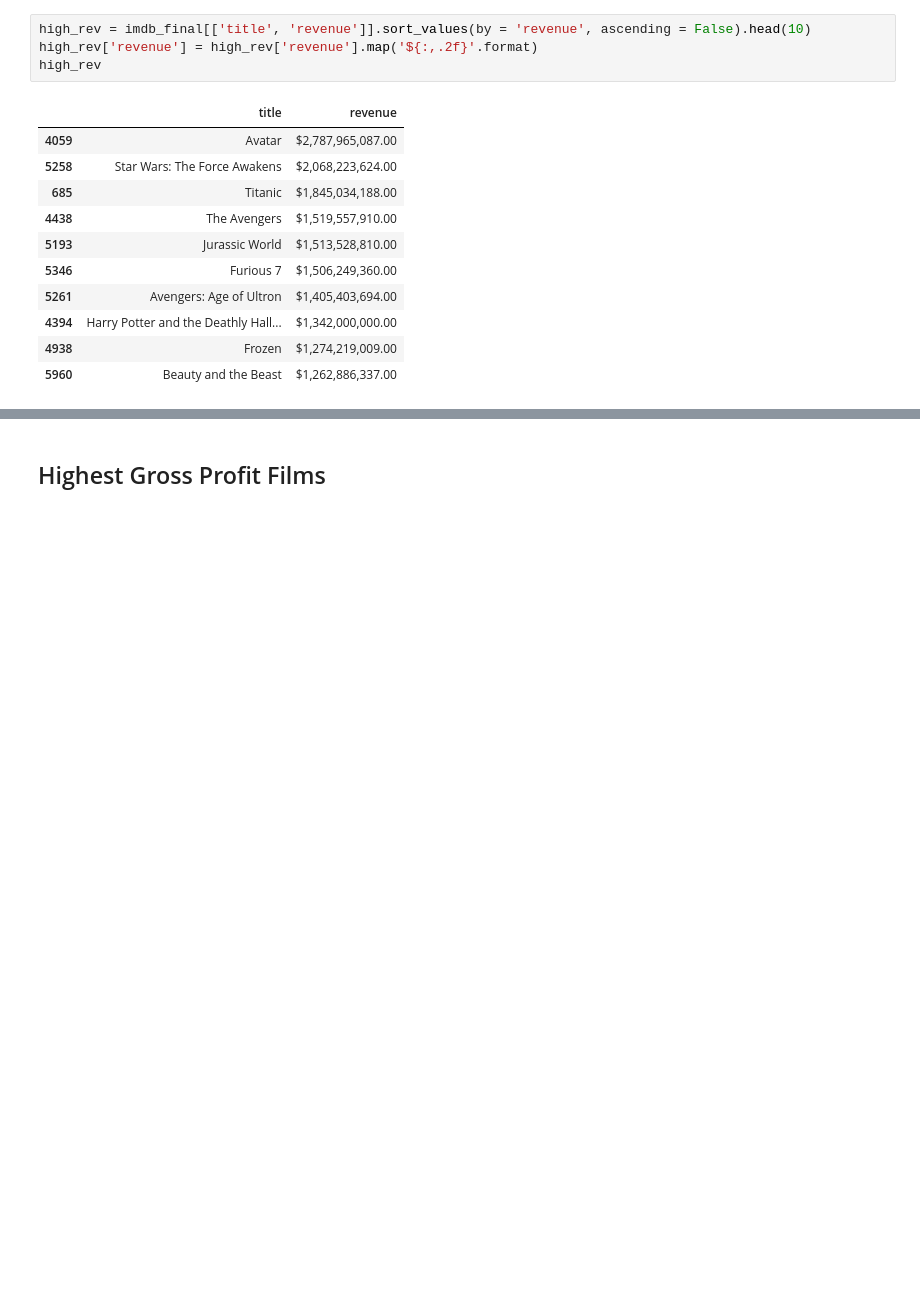
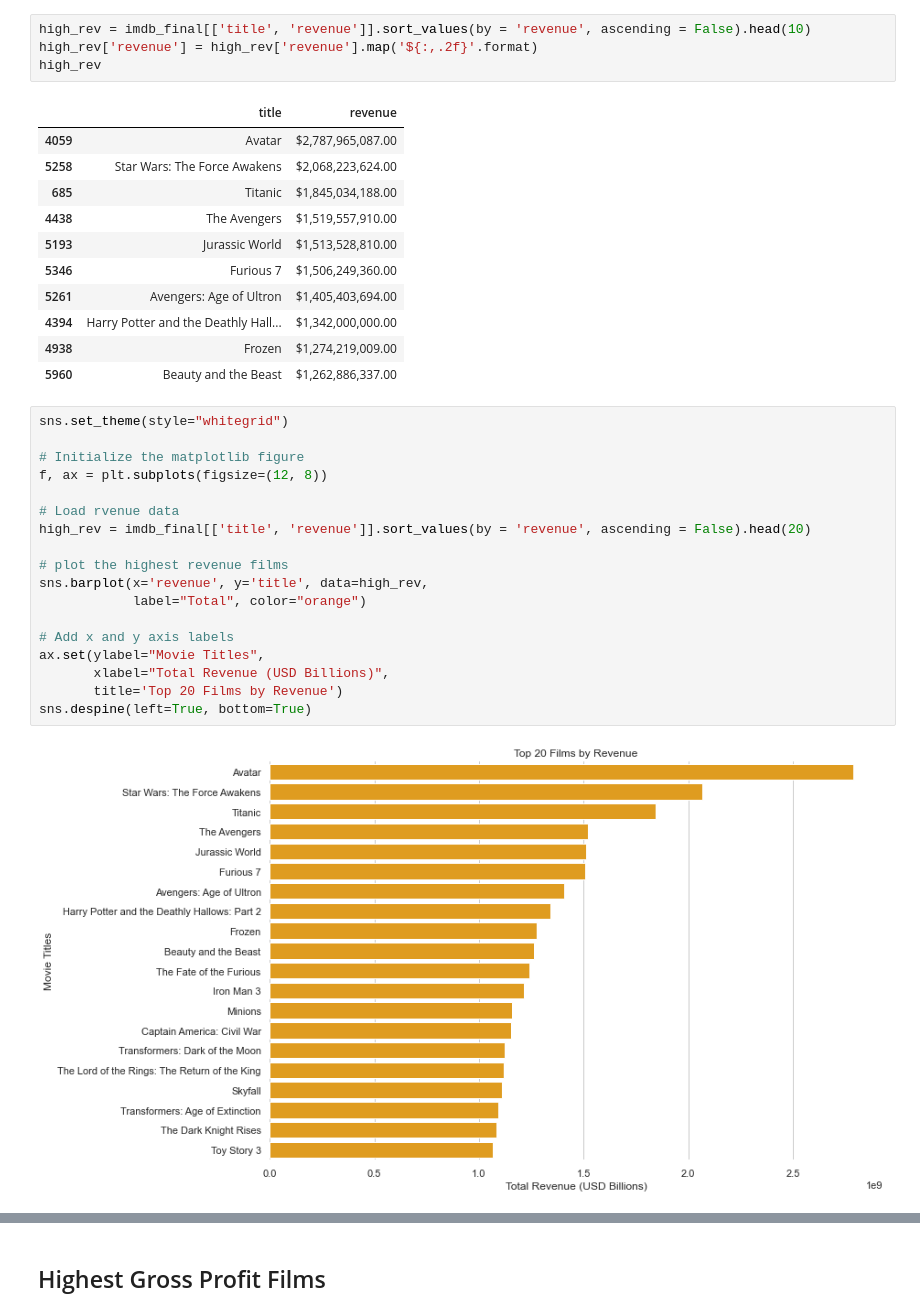
Before and after one commit to samgarcia3/Film-Analysis-and-Prediction, a Jupyter notebook: notebooks/IMDb EDA.ipynb, the cells around one changed output, grey strips where cells are left out. Saved outputs shown, nothing was run; the diff lists cells and outputs as text; blank space fills up the shorter version.

```diff
--- a/notebooks/IMDb EDA.ipynb
+++ b/notebooks/IMDb EDA.ipynb
@@ -310,3 +310,23 @@ high_rev
 | 4394 | Harry Potter and the Deathly Hall... | $1,342,000,000.00 |
 | 4938 | Frozen | $1,274,219,009.00 |
 | 5960 | Beauty and the Beast | $1,262,886,337.00 |
+# %%
+sns.set_theme(style="whitegrid")
+
+# Initialize the matplotlib figure
+f, ax = plt.subplots(figsize=(12, 8))
+
+# Load rvenue data
+high_rev = imdb_final[['title', 'revenue']].sort_values(by = 'revenue', ascending = False).head(20)
+
+# plot the highest revenue films
+sns.barplot(x='revenue', y='title', data=high_rev,
+            label="Total", color="orange")
+
+# Add x and y axis labels
+ax.set(ylabel="Movie Titles",
+       xlabel="Total Revenue (USD Billions)",
+       title='Top 20 Films by Revenue')
+sns.despine(left=True, bottom=True)
+# %% [output]
+[figure, added]
```
Also changed, not shown: parts of 8 cells of this notebook, 2 other files.
